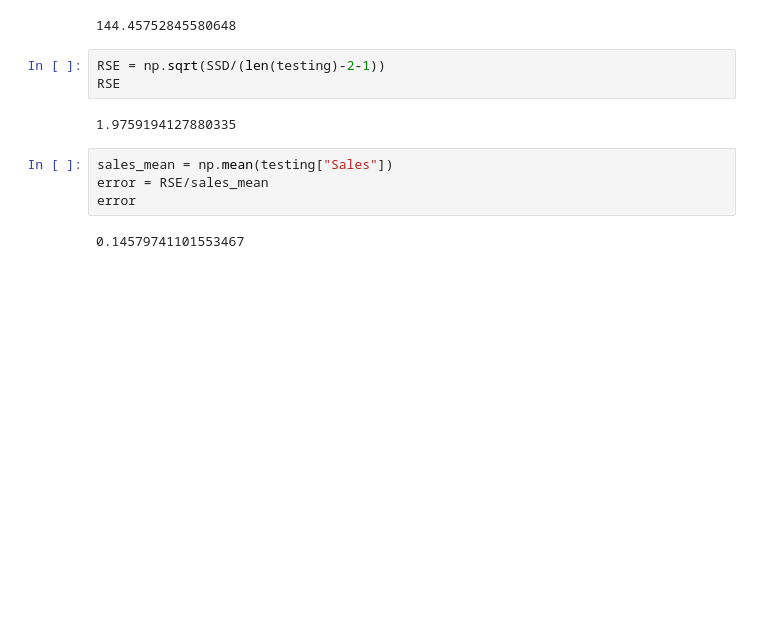
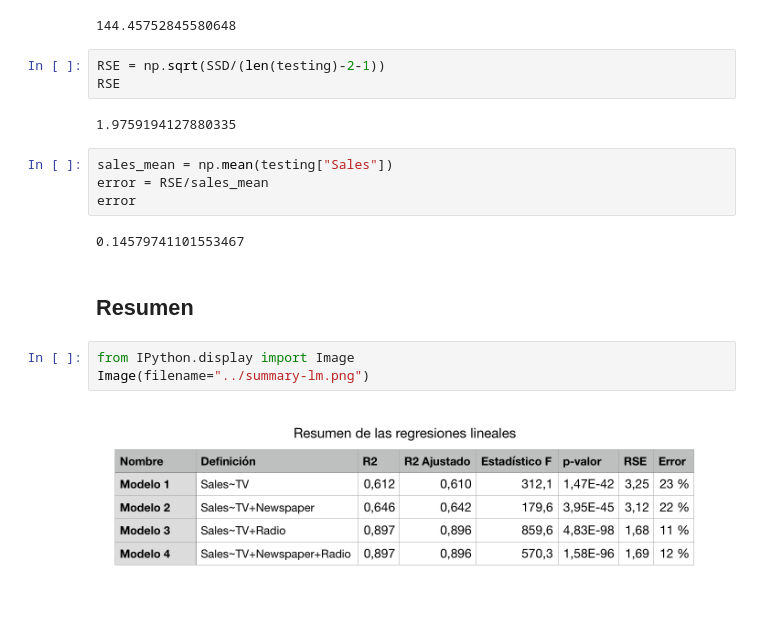
Before and after one commit to DGV1995/Machine-Learning-Data-Science, a Jupyter notebook: My notebooks/T4 - 3 - Linear Regression - Validación del modelo.ipynb, the cells around one changed output. Drawn from its saved outputs; the diff is of its cells as text; blank space fills up the shorter version.

```diff
--- a/My notebooks/T4 - 3 - Linear Regression - Validación del modelo.ipynb
+++ b/My notebooks/T4 - 3 - Linear Regression - Validación del modelo.ipynb
@@ -93,3 +93,10 @@ error = RSE/sales_mean
 error
 # %% [output]
 0.14579741101553467
+# %% [markdown]
+## Resumen
+# %%
+from IPython.display import Image
+Image(filename="../summary-lm.png")
+# %% [output]
+[figure, added]
```
Also changed, not shown: parts of 1 cell of this notebook, 1 other file.
